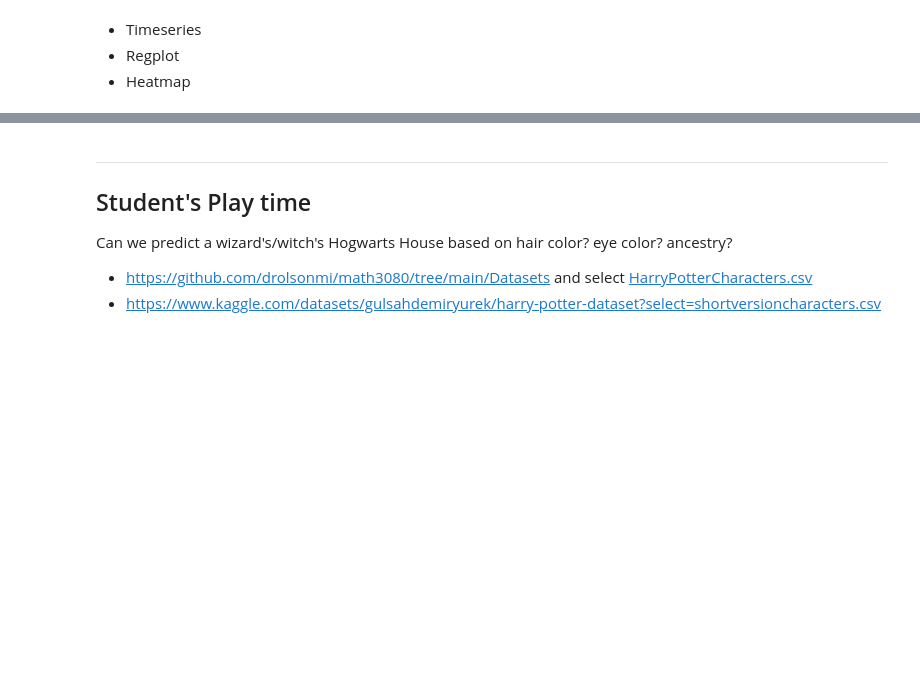
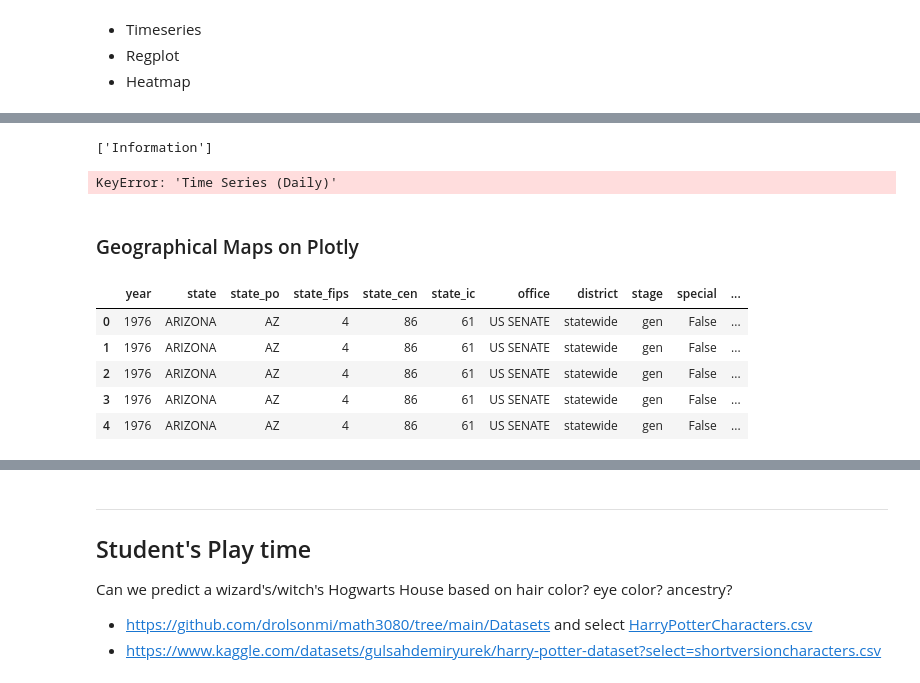
Before and after one commit to drolsonmi/math3080, a Jupyter notebook: Notes/11_Graphing.ipynb, the cells around one changed output, grey strips where cells are left out. Cells and saved outputs as stored; diff of their text form; code cells hidden in the pictures; blank space fills up the shorter version.

```diff
--- a/Notes/11_Graphing.ipynb
+++ b/Notes/11_Graphing.ipynb
@@ -401,0 +462,16 @@ g.plot_marginals(sns.boxplot)
+# %%
+import requests
+import pandas as pd
+
+url = 'https://www.alphavantage.co/query?function=TIME_SERIES_DAILY_ADJUSTED&symbol=IBM&outputsize=full&apikey=Q7N3TQXDW2FE59QN'
+r = requests.get(url)
+data = r.json()
+
+list(data)
+# %% [output]
+['Information']
+# %%
+stock_data = pd.DataFrame(data['Time Series (Daily)'])
+stock_data.head()
+# %% [output]
+KeyError: 'Time Series (Daily)'
@@ -401,0 +492,16 @@ g.plot_marginals(sns.boxplot)
+# %% [markdown]
+### Geographical Maps on Plotly
+# %%
+import numpy as np
+import pandas as pd
+
+# Load Data
+votes = pd.read_csv('../Datasets/1976-2020-senate.csv', encoding="ISO-8859-1")
+votes.head()
+# %% [output]
+|  | year | state | state_po | state_fips | state_cen | state_ic | office | district | stage | special | ... |
+| 0 | 1976 | ARIZONA | AZ | 4 | 86 | 61 | US SENATE | statewide | gen | False | ... |
+| 1 | 1976 | ARIZONA | AZ | 4 | 86 | 61 | US SENATE | statewide | gen | False | ... |
+| 2 | 1976 | ARIZONA | AZ | 4 | 86 | 61 | US SENATE | statewide | gen | False | ... |
+| 3 | 1976 | ARIZONA | AZ | 4 | 86 | 61 | US SENATE | statewide | gen | False | ... |
+| 4 | 1976 | ARIZONA | AZ | 4 | 86 | 61 | US SENATE | statewide | gen | False | ... |
```
Also changed, not shown: parts of 22 cells of this notebook, 3 other files.
